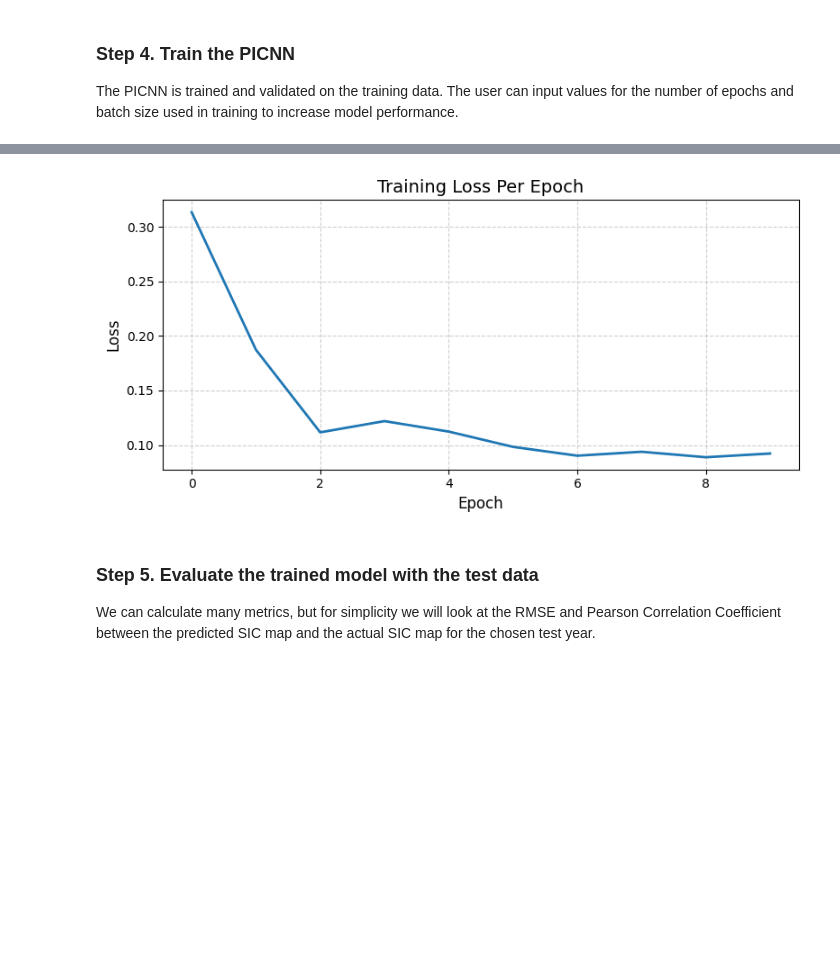
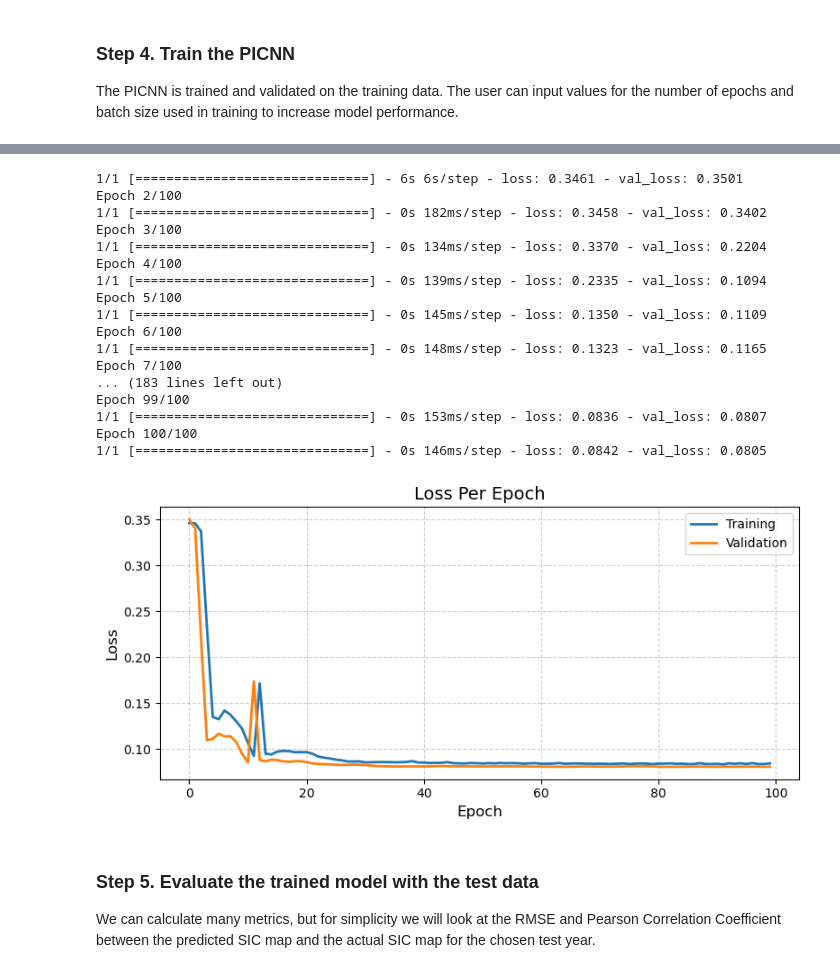
Before and after one commit to UW-MLGEO/Gale_Fitzpatrick_Rotondo_Webb-ESS-569-Final-Project, a Jupyter notebook: notebooks/DL-Sea-Ice-PICNN.ipynb, the cells around one changed output, grey strips where cells are left out. Cells and saved outputs as stored; diff of their text form; code cells hidden in the pictures; blank space fills up the shorter version.

```diff
--- a/notebooks/DL-Sea-Ice-PICNN.ipynb
+++ b/notebooks/DL-Sea-Ice-PICNN.ipynb
@@ -21,7 +23,7 @@ import cartopy.feature as cfeature
 The data is loaded from the AI-ready .nc file located in the `data` folder of the cloned git repository. Make sure to change the `home_path` below to the directory you cloned the `MLGEO2024_SeaIcePrediction` repository into so that the data file can be found without error.
 # %%
 # Edit this to your home directory this repository was cloned into
-home_path = "/global/u2/s/skygale/"
+home_path = "/glade/u/home/skygale/"
 # %%
 def load_data(file_path):
     """
@@ -233,21 +281,28 @@ def train_model(model, X_train, y_train, X_val, y_val, epochs, batch_size):
     )
     return history
 
-def plot_loss(history, train_loss, figure_name):
+
+def plot_loss(history, figure_name):
     """
     Function to plot training and validation loss per epoch.
     """
+    # Get loss
+    train_loss = history.history['loss']
+    val_loss = history.history['val_loss']
+
     # Create the plot
     plt.figure(figsize=(8, 4))
-    plt.plot(train_loss, linewidth=2)
+    plt.plot(train_loss, label='Training', linewidth=2)
+    plt.plot(val_loss, label='Validation', linewidth=2)
 
     # Add title and labels
-    plt.title('Training Loss Per Epoch', fontsize=14)
+    plt.title('Loss Per Epoch', fontsize=14)
     plt.xlabel('Epoch', fontsize=12)
     plt.ylabel('Loss', fontsize=12)
 
     # Add grid
     plt.grid(True, linestyle='--', alpha=0.6)
+    plt.legend(loc='upper right')
 
     # Display and save the plot
     plt.tight_layout()
@@ -257,10 +312,14 @@ def plot_loss(history, train_loss, figure_name):
     )
     plt.show()
 
+
 # Can edit these parameters based on model performance
-epochs = 10
+epochs = 100
 batch_size = 32
 
 # Train the model
 history = train_model(physics_model, X_train, y_train, X_val, y_val, epochs=epochs, batch_size=batch_size)
+
+# Plot the loss per epoch
+plot_loss(history, figure_name="loss_per_epoch.png")
 # %% [output]
@@ -287,8 +331,21 @@ Epoch 10/10
+1/1 [==============================] - 6s 6s/step - loss: 0.3461 - val_loss: 0.3501
+Epoch 2/100
+1/1 [==============================] - 0s 182ms/step - loss: 0.3458 - val_loss: 0.3402
+Epoch 3/100
+1/1 [==============================] - 0s 134ms/step - loss: 0.3370 - val_loss: 0.2204
+Epoch 4/100
+1/1 [==============================] - 0s 139ms/step - loss: 0.2335 - val_loss: 0.1094
+Epoch 5/100
+1/1 [==============================] - 0s 145ms/step - loss: 0.1350 - val_loss: 0.1109
+Epoch 6/100
+1/1 [==============================] - 0s 148ms/step - loss: 0.1323 - val_loss: 0.1165
+Epoch 7/100
+... (183 lines left out)
+Epoch 99/100
+1/1 [==============================] - 0s 153ms/step - loss: 0.0836 - val_loss: 0.0807
+Epoch 100/100
+1/1 [==============================] - 0s 146ms/step - loss: 0.0842 - val_loss: 0.0805
+[figure, added]
-# %%
-# Plot the loss per epoch
-plot_loss(history, train_loss=history.history['loss'], figure_name="loss_per_epoch.png")
-# %% [output]
-[figure, removed]
 # %% [markdown]
 ### Step 5. Evaluate the trained model with the test data
 
```
Also changed, not shown: parts of 11 cells of this notebook, 4 other files.
